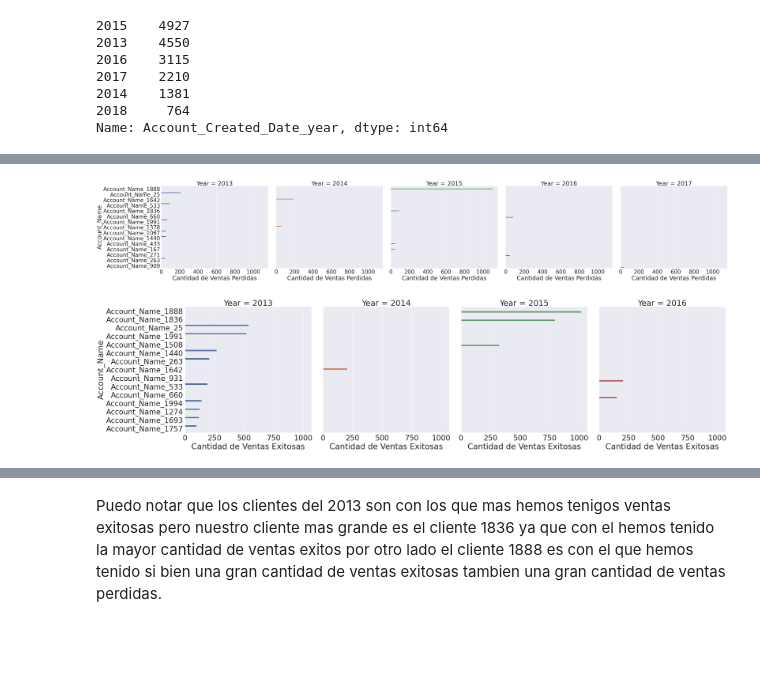
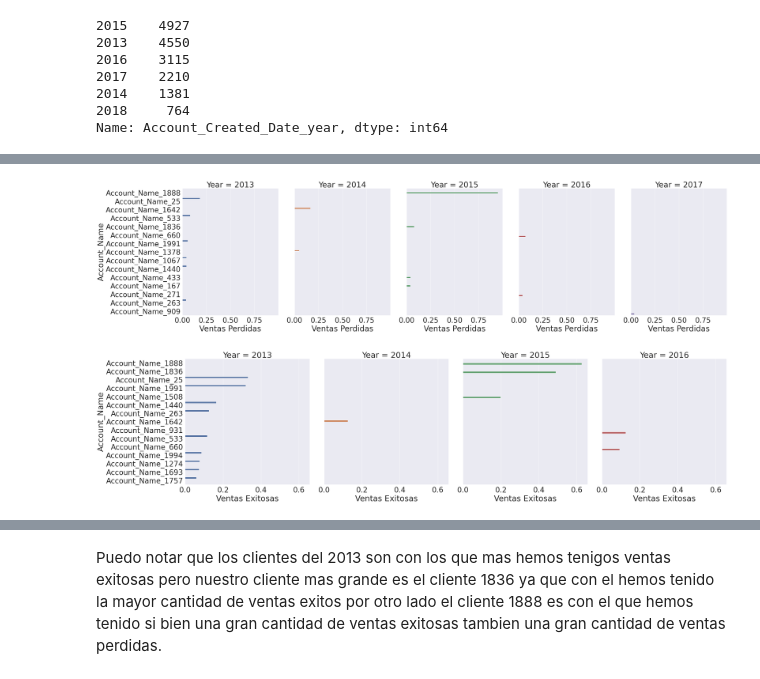
Before and after one commit to felipegonzalez2112/tp-2020-orga-datos, a Jupyter notebook: TP1_Analisis_Rogger.ipynb, the cells around one changed output, grey strips where cells are left out. Saved outputs shown, nothing was run; the diff lists cells and outputs as text; code cells hidden in the pictures; blank space fills up the shorter version.

```diff
--- a/TP1_Analisis_Rogger.ipynb
+++ b/TP1_Analisis_Rogger.ipynb
@@ -151,0 +154,4 @@ sns.catplot(x="cantidad_stage",y="Territory",col="Stage",\
+# %%
+sns.set(font_scale=1.5)
+sns.catplot(x="cantidad_stage",y="Territory",col="Stage",\
+    data=top10_reset_r,hue="Stage",kind="bar",height=8, aspect=.5)
@@ -346,18 +320,21 @@ tp_Account_Name_year_stage_count_lost
+# %%
+tp_Account_Name_year_stage_count_lost
+tp_Account_Name_year_stage_count_lost["count_stage"]=normalize(tp_Account_Name_year_stage_count_lost[["count_stage"]], axis=0)
 # %%
 tp_Account_Name_year_stage_count_lost=tp_Account_Name_year_stage_count_lost.rename(columns={"Account_Created_Date_year":"Year",\
-                                "count_stage":"Cantidad de Ventas Perdidas"})
+                                "count_stage":"Ventas Perdidas"})
 tp_Account_Name_year_stage_count_won=tp_Account_Name_year_stage_count_won.rename(columns={"Account_Created_Date_year":"Year",\
-                                "count_stage":"Cantidad de Ventas Exitosas"})
+                                "count_stage":"Ventas Exitosas"})
 # %%
-sns.set(font_scale=4)
-ax=sns.catplot(x="Cantidad de Ventas Perdidas",y="Account_Name",col="Year",\
-data=tp_Account_Name_year_stage_count_lost,hue="Year",kind="bar",height=12, aspect=1.2)
+sns.set(font_scale=3.5)
+ax=sns.catplot(x="Ventas Perdidas",y="Account_Name",col="Year",\
+data=tp_Account_Name_year_stage_count_lost,hue="Year",kind="bar",height=12, aspect=0.8)
 # %% [output]
-[figure, old version]
+[figure, new version]
 # %%
 sns.set(font_scale=3)
-g=sns.catplot(x="Cantidad de Ventas Exitosas",y="Account_Name",col="Year",\
+g=sns.catplot(x="Ventas Exitosas",y="Account_Name",col="Year",\
     data=tp_Account_Name_year_stage_count_won,hue="Year",kind="bar",height=10, aspect=1)
 plt.show()
 # %% [output]
-[figure, old version]
+[figure, new version]
```
Also changed, not shown: parts of 74 cells of this notebook, 1 other file.
